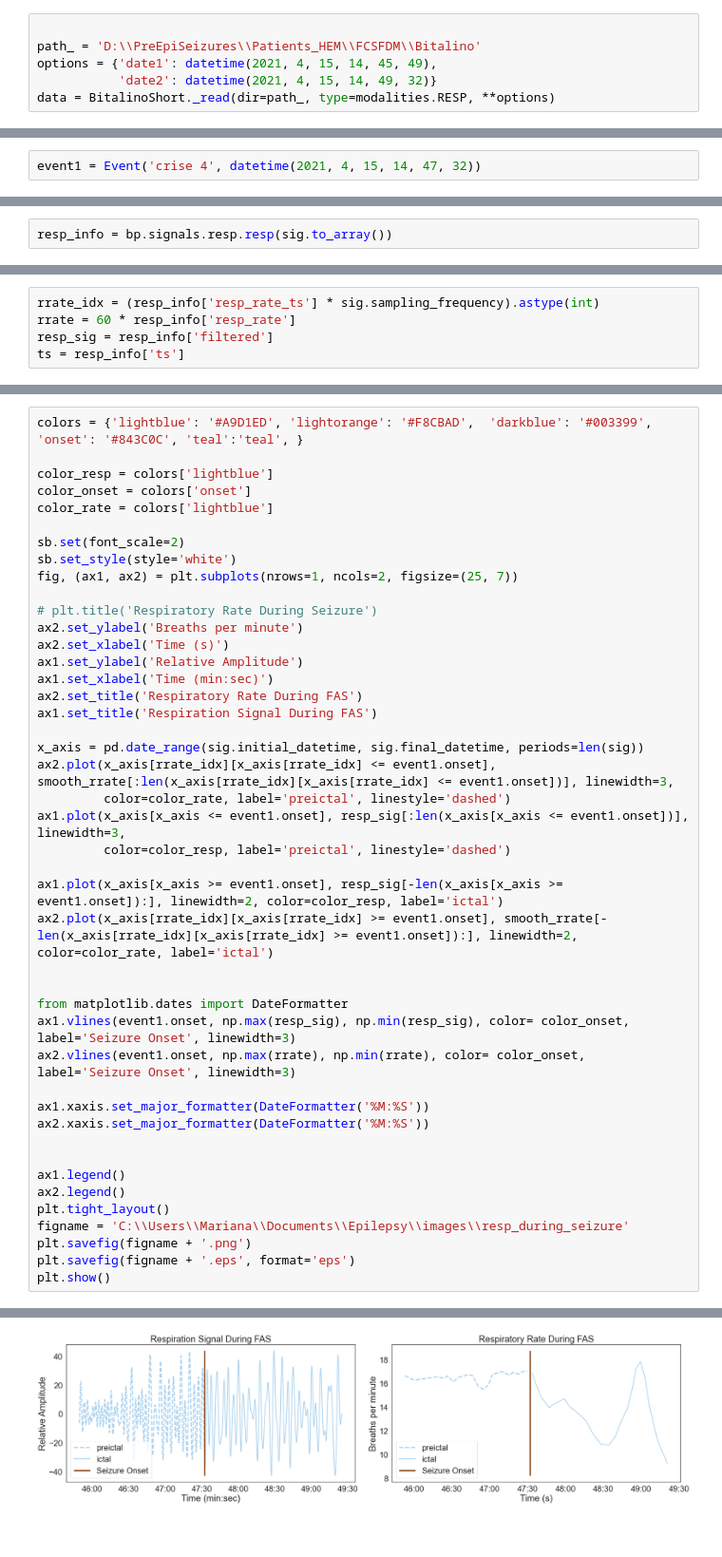
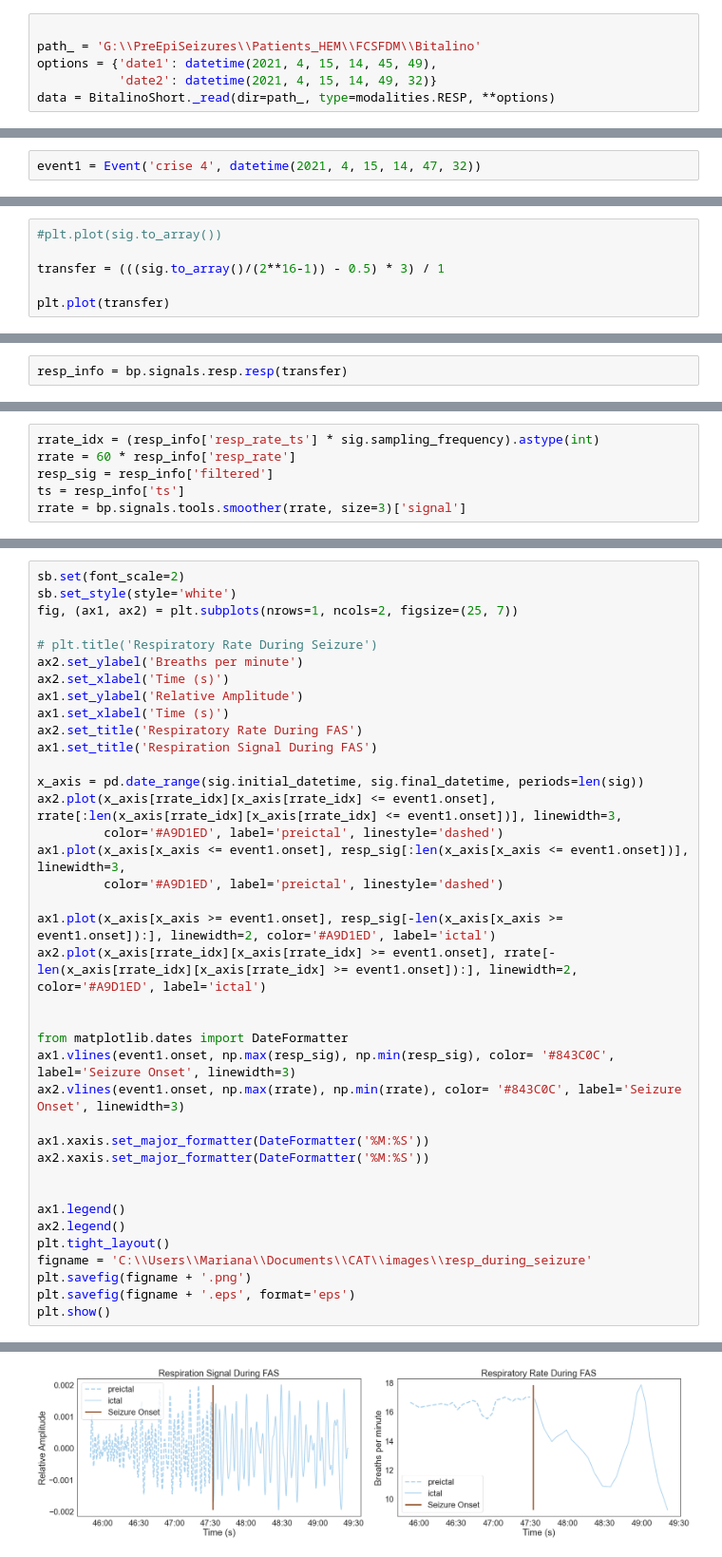
Before and after one commit to jomy-kk/LTBio, a Jupyter notebook: research_journal/05-09-2022/plot_seizure_resp.ipynb, the cells around one changed output, grey strips where cells are left out. Shown at 95% size. Saved outputs shown, nothing was run; the diff lists cells and outputs as text.

```diff
--- a/research_journal/05-09-2022/plot_seizure_resp.ipynb
+++ b/research_journal/05-09-2022/plot_seizure_resp.ipynb
@@ -11,7 +11,7 @@ from ltbio.biosignals import modalities, Event
 from ltbio.biosignals.sources.BitalinoShort import BitalinoShort
 # %%
 
-path_ = 'D:\\PreEpiSeizures\\Patients_HEM\\FCSFDM\\Bitalino'
+path_ = 'G:\\PreEpiSeizures\\Patients_HEM\\FCSFDM\\Bitalino'
 options = {'date1': datetime(2021, 4, 15, 14, 45, 49),
            'date2': datetime(2021, 4, 15, 14, 49, 32)}
 data = BitalinoShort._read(dir=path_, type=modalities.RESP, **options)
@@ -21,0 +26,6 @@ event1 = Event('crise 4', datetime(2021, 4, 15, 14, 47, 32))
+# %%
+#plt.plot(sig.to_array())
+
+transfer = (((sig.to_array()/(2**16-1)) - 0.5) * 3) / 1
+
+plt.plot(transfer)
@@ -22,3 +35,3 @@ event1 = Event('crise 4', datetime(2021, 4, 15, 14, 47, 32))
 # %%
-resp_info = bp.signals.resp.resp(sig.to_array())
+resp_info = bp.signals.resp.resp(transfer)
 # %% [output]
@@ -28,3 +41,4 @@ rrate_idx = (resp_info['resp_rate_ts'] * sig.sampling_frequency).astype(int)
 rrate = 60 * resp_info['resp_rate']
 resp_sig = resp_info['filtered']
 ts = resp_info['ts']
+rrate = bp.signals.tools.smoother(rrate, size=3)['signal']
@@ -33,47 +45,41 @@ smooth_rrate = bp.signals.tools.smoother(rrate, size=3)['signal']
 # %%
-colors = {'lightblue': '#A9D1ED', 'lightorange': '#F8CBAD',  'darkblue': '#003399', 'onset': '#843C0C', 'teal':'teal', }
-
-color_resp = colors['lightblue']
-color_onset = colors['onset']
-color_rate = colors['lightblue']
-
 sb.set(font_scale=2)
 sb.set_style(style='white')
 fig, (ax1, ax2) = plt.subplots(nrows=1, ncols=2, figsize=(25, 7))
 
 # plt.title('Respiratory Rate During Seizure')
 ax2.set_ylabel('Breaths per minute')
 ax2.set_xlabel('Time (s)')
 ax1.set_ylabel('Relative Amplitude')
-ax1.set_xlabel('Time (min:sec)')
+ax1.set_xlabel('Time (s)')
 ax2.set_title('Respiratory Rate During FAS')
 ax1.set_title('Respiration Signal During FAS')
 
 x_axis = pd.date_range(sig.initial_datetime, sig.final_datetime, periods=len(sig))
-ax2.plot(x_axis[rrate_idx][x_axis[rrate_idx] <= event1.onset], smooth_rrate[:len(x_axis[rrate_idx][x_axis[rrate_idx] <= event1.onset])], linewidth=3,
-         color=color_rate, label='preictal', linestyle='dashed')
+ax2.plot(x_axis[rrate_idx][x_axis[rrate_idx] <= event1.onset], rrate[:len(x_axis[rrate_idx][x_axis[rrate_idx] <= event1.onset])], linewidth=3,
+         color='#A9D1ED', label='preictal', linestyle='dashed')
 ax1.plot(x_axis[x_axis <= event1.onset], resp_sig[:len(x_axis[x_axis <= event1.onset])], linewidth=3,
-         color=color_resp, label='preictal', linestyle='dashed')
+         color='#A9D1ED', label='preictal', linestyle='dashed')
 
-ax1.plot(x_axis[x_axis >= event1.onset], resp_sig[-len(x_axis[x_axis >= event1.onset]):], linewidth=2, color=color_resp, label='ictal')
-ax2.plot(x_axis[rrate_idx][x_axis[rrate_idx] >= event1.onset], smooth_rrate[-len(x_axis[rrate_idx][x_axis[rrate_idx] >= event1.onset]):], linewidth=2, color=color_rate, label='ictal')
+ax1.plot(x_axis[x_axis >= event1.onset], resp_sig[-len(x_axis[x_axis >= event1.onset]):], linewidth=2, color='#A9D1ED', label='ictal')
+ax2.plot(x_axis[rrate_idx][x_axis[rrate_idx] >= event1.onset], rrate[-len(x_axis[rrate_idx][x_axis[rrate_idx] >= event1.onset]):], linewidth=2, color='#A9D1ED', label='ictal')
 
 
 from matplotlib.dates import DateFormatter
-ax1.vlines(event1.onset, np.max(resp_sig), np.min(resp_sig), color= color_onset, label='Seizure Onset', linewidth=3)
-ax2.vlines(event1.onset, np.max(rrate), np.min(rrate), color= color_onset, label='Seizure Onset', linewidth=3)
+ax1.vlines(event1.onset, np.max(resp_sig), np.min(resp_sig), color= '#843C0C', label='Seizure Onset', linewidth=3)
+ax2.vlines(event1.onset, np.max(rrate), np.min(rrate), color= '#843C0C', label='Seizure Onset', linewidth=3)
 
 ax1.xaxis.set_major_formatter(DateFormatter('%M:%S'))
 ax2.xaxis.set_major_formatter(DateFormatter('%M:%S'))
 
 
 ax1.legend()
 ax2.legend()
 plt.tight_layout()
-figname = 'C:\\Users\\Mariana\\Documents\\Epilepsy\\images\\resp_during_seizure'
+figname = 'C:\\Users\\Mariana\\Documents\\CAT\\images\\resp_during_seizure'
 plt.savefig(figname + '.png')
 plt.savefig(figname + '.eps', format='eps')
 plt.show()
 # %% [output]
 The PostScript backend does not support transparency; partially transparent artists will be rendered opaque.
-[figure, old version]
+[figure, new version]
```
Also changed, not shown: parts of 4 cells of this notebook, 20 other files.
